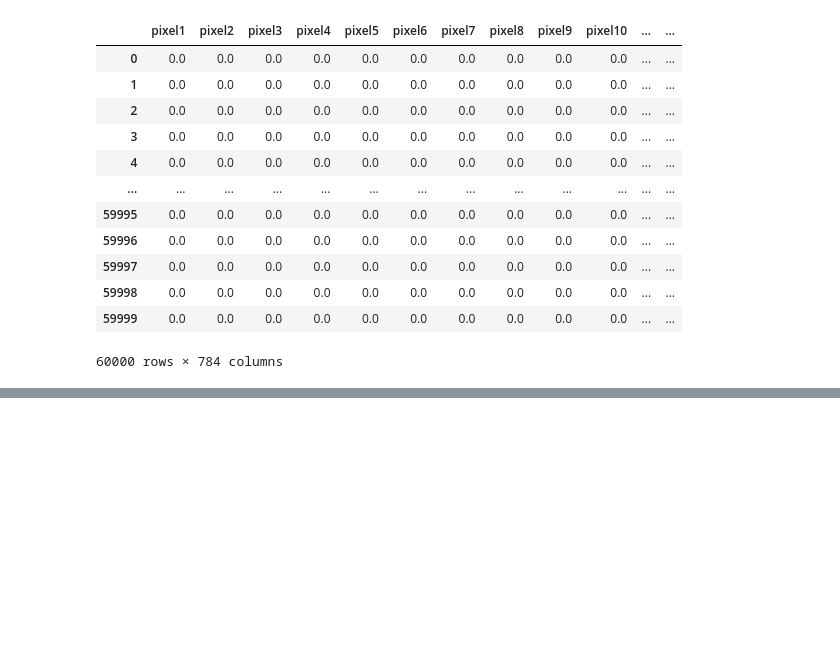
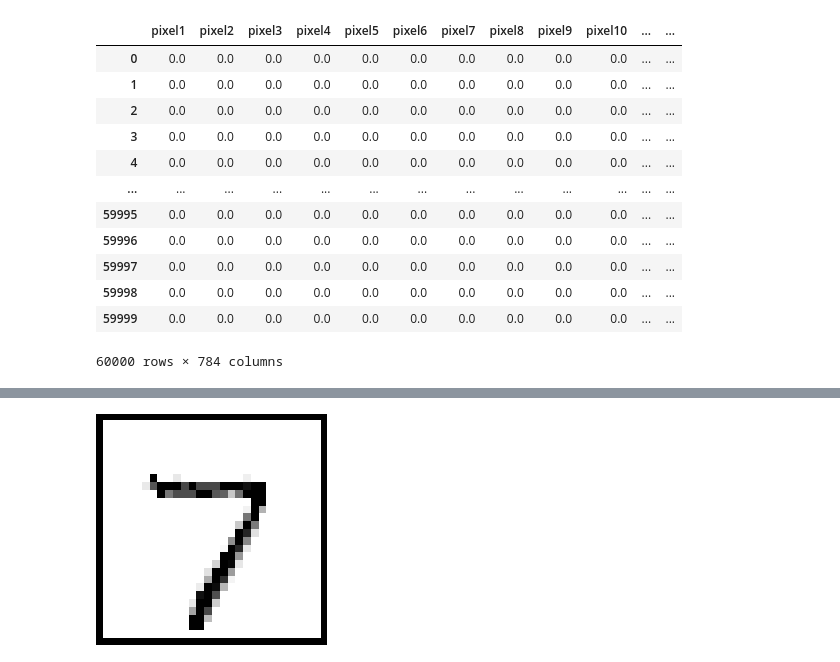
Before and after one commit to cpoles/data_science, a Jupyter notebook: machine_learning/hands_on_ml/mnist/MNIST.ipynb, the cells around one changed output, grey strips where cells are left out. Drawn from its saved outputs; the diff is of its cells as text; code cells hidden in the pictures; blank space fills up the shorter version.

```diff
--- a/machine_learning/hands_on_ml/mnist/MNIST.ipynb
+++ b/machine_learning/hands_on_ml/mnist/MNIST.ipynb
@@ -451,0 +523,8 @@ plt.show()
+# %%
+y_train_mod = X_train
+y_test_mod = X_test
+# %%
+# use knn to remove the noise from images
+knn_clf2 = KNeighborsClassifier()
+# %%
+knn_clf2.fit(X_train_mod, y_train_mod)
@@ -451,0 +533,2 @@ plt.show()
+# %%
+clean_digit = knn_clf2.predict([X_test_mod.iloc[0]])
@@ -451,0 +562,7 @@ plt.show()
+# %%
+# clean image
+plt.imshow(clean_digit.reshape(28,28), cmap= mpl.cm.binary, interpolation='nearest')
+plt.axis('off')
+plt.show()
+# %% [output]
+[figure, added]
```
Also changed, not shown: parts of 22 cells of this notebook.
